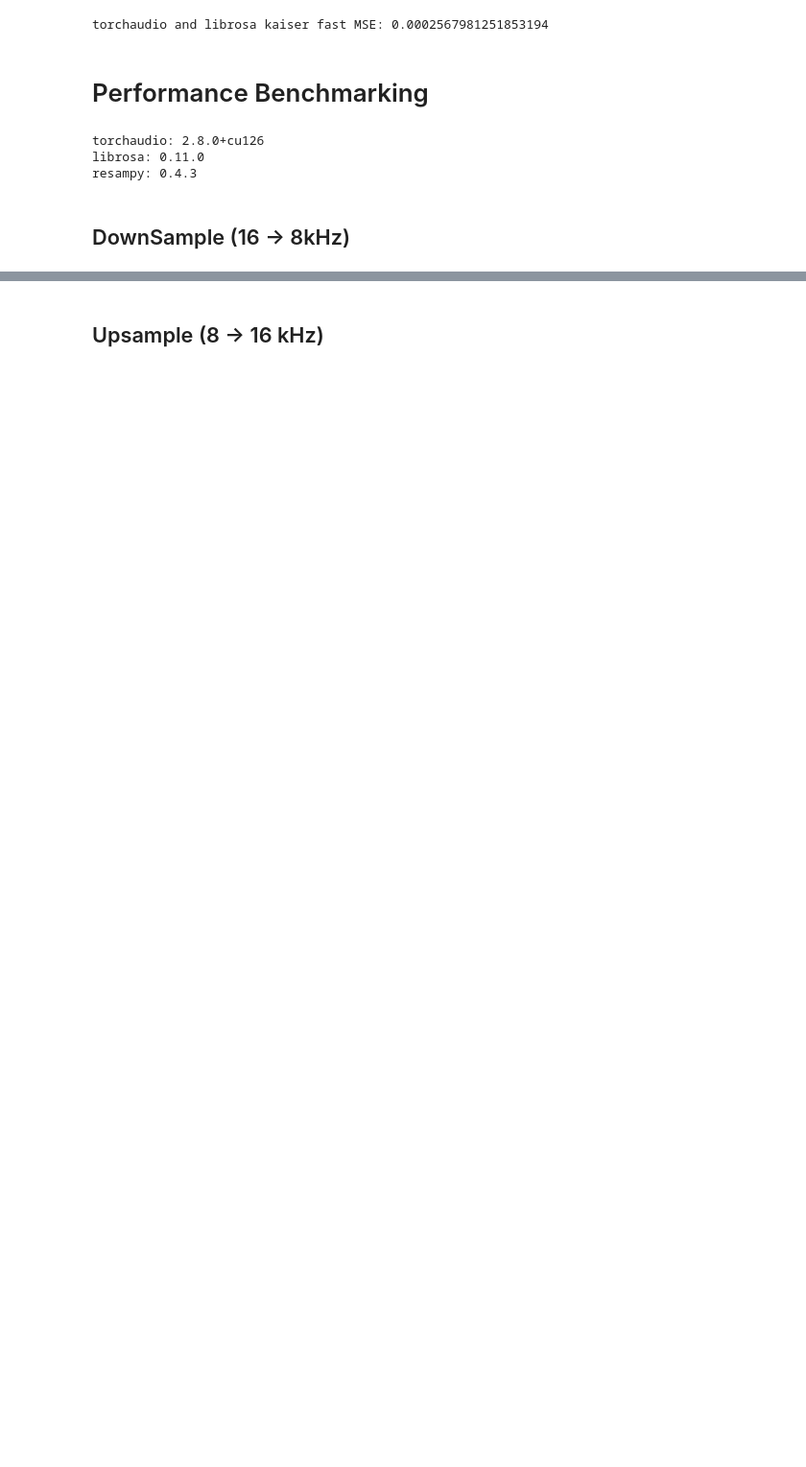
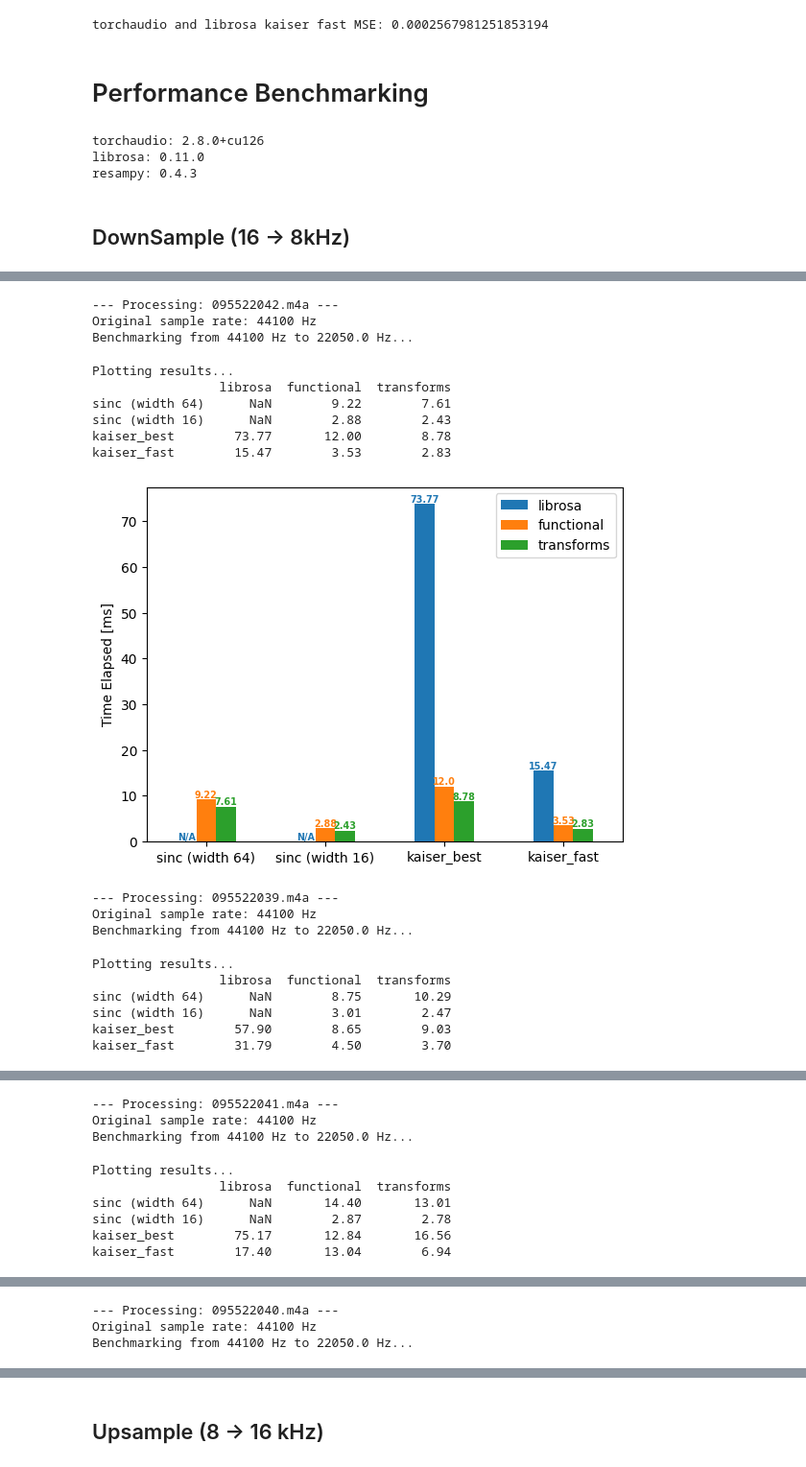
Before and after one commit to dolphin1404/AI_lab, a Jupyter notebook: lab3_sampling.ipynb, the cells around one changed output, grey strips where cells are left out. Shown at 96% size. Saved outputs shown, nothing was run; the diff lists cells and outputs as text; code cells hidden in the pictures; blank space fills up the shorter version.

```diff
--- a/lab3_sampling.ipynb
+++ b/lab3_sampling.ipynb
@@ -419,0 +421,43 @@ kaiser_fast         3.36        2.20        1.58
+# %%
+audio_files = [f for f in os.listdir('/content/') if f.endswith('.m4a')]
+
+# downsampling
+for filename in audio_files:
+    try:
+        file_path = os.path.join('/content/', filename)
+        print(f"--- Processing: {filename} ---")
+
+        waveform, original_sr = torchaudio.load(file_path)
+
+        print(f"Original sample rate: {original_sr} Hz")
+
+        target_sr = original_sr / 2
+        print(f"Benchmarking from {original_sr} Hz to {target_sr} Hz...")
+        df = benchmark(original_sr, target_sr)
+
+        print("Plotting results...")
+        plot(df)
+        plt.show()
+
+    except Exception as e:
+        print(f"An error occurred while processing {filename}: {e}")
+# %% [output]
+--- Processing: 095522042.m4a ---
+Original sample rate: 44100 Hz
+Benchmarking from 44100 Hz to 22050.0 Hz...
+Plotting results...
+                 librosa  functional  transforms
+sinc (width 64)      NaN        9.22        7.61
+sinc (width 16)      NaN        2.88        2.43
+kaiser_best        73.77       12.00        8.78
+kaiser_fast        15.47        3.53        2.83
+[figure, added]
+--- Processing: 095522039.m4a ---
+Original sample rate: 44100 Hz
+Benchmarking from 44100 Hz to 22050.0 Hz...
+Plotting results...
+                 librosa  functional  transforms
+sinc (width 64)      NaN        8.75       10.29
+sinc (width 16)      NaN        3.01        2.47
+kaiser_best        57.90        8.65        9.03
+kaiser_fast        31.79        4.50        3.70
@@ -419,0 +465,9 @@ kaiser_fast         3.36        2.20        1.58
+--- Processing: 095522041.m4a ---
+Original sample rate: 44100 Hz
+Benchmarking from 44100 Hz to 22050.0 Hz...
+Plotting results...
+                 librosa  functional  transforms
+sinc (width 64)      NaN       14.40       13.01
+sinc (width 16)      NaN        2.87        2.78
+kaiser_best        75.17       12.84       16.56
+kaiser_fast        17.40       13.04        6.94
@@ -419,0 +475,3 @@ kaiser_fast         3.36        2.20        1.58
+--- Processing: 095522040.m4a ---
+Original sample rate: 44100 Hz
+Benchmarking from 44100 Hz to 22050.0 Hz...
```
Also changed, not shown: parts of 4 cells of this notebook.
